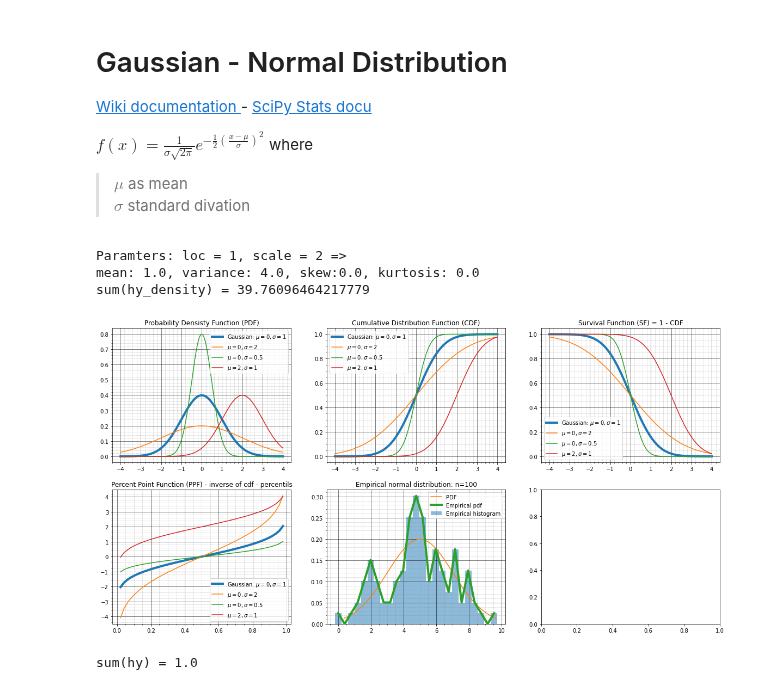
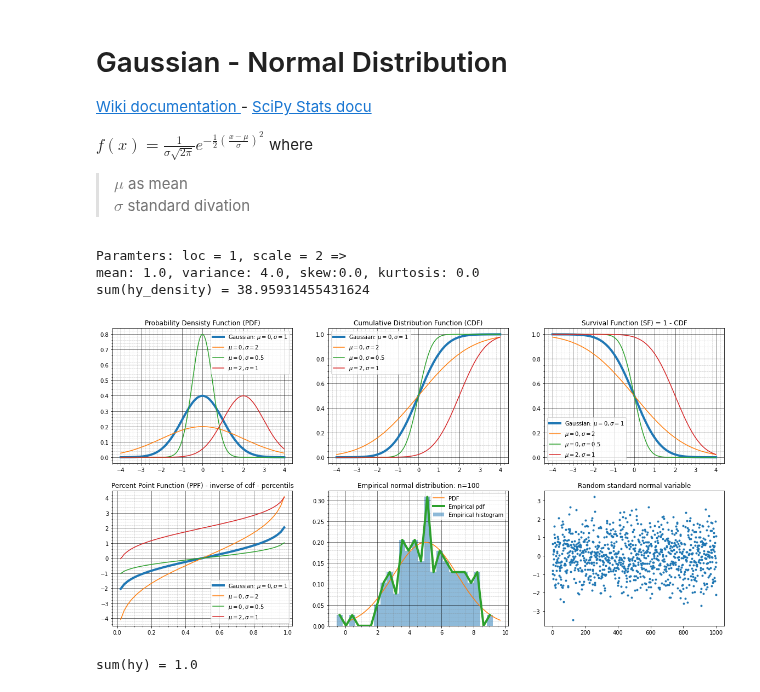
Before and after one commit to tomafischer/ai_geeks, a Jupyter notebook: statistics/Distributions_Descriptive_snippets.ipynb, the cells around one changed output. Drawn from its saved outputs; the diff is of its cells as text; code cells hidden in the pictures.

```diff
--- a/statistics/Distributions_Descriptive_snippets.ipynb
+++ b/statistics/Distributions_Descriptive_snippets.ipynb
@@ -19,7 +34,7 @@ import scipy.stats as stats
 N= 1001
 x = np.linspace(-4,4,N)
 gausdist = stats.norm.pdf(x)
-
+data_gaus = np.random.randn(N)
 # printing the four momemtums
 # The location (loc) keyword specifies the mean.
 # The scale (scale) keyword specifies the standard deviation.
@@ -102,35 +117,40 @@ data = stretch * np.random.randn(n) + shift
 
 x = np.linspace(stats.norm.ppf(0.01,loc = shift, scale = stretch),
                 stats.norm.ppf(0.99,loc = shift, scale = stretch),
                 200)
 
 
 ax = axs[1][1]
 ax.set_title(f"Empirical normal distribution: n={n}")
 #default histogram
 ax.hist(data, bins=bins, label="Empirical histogram", density=True, alpha= 0.5 )
 #overlaying the actual pdf
 ax.plot(x, stats.norm.pdf(x, loc = shift, scale = stretch), label = "PDF")
 #overalying empircal pdf
 hy, hx = np.histogram(data, bins = bins)
 hxx = (hx[1:] + hx[:-1]) / 2
 # calculating the density : y  = y / (sum(y) * width of bin)
 hy_density = hy / (np.sum(hy) * np.diff(hx))
 print(f"sum(hy_density) = {np.sum(hy * np.diff(hx))}")
 ax.plot(hxx, hy_density, label ="Empirical pdf", linewidth=4)
 
 ax.legend()
 ax.grid(True)
 ax.minorticks_on()
 ax.grid(which='major', linestyle='-', linewidth='0.5', color='black')
 ax.grid(which='minor', linestyle=':', linewidth='0.5', color='gray')
 
+# plotting data
+ax = axs[1][2]
+ax.set_title("Random standard normal variable")
+ax.plot(data_gaus,'.')
+
 plt.show()
 # %% [output]
 Paramters: loc = 1, scale = 2 =>
 mean: 1.0, variance: 4.0, skew:0.0, kurtosis: 0.0
-sum(hy_density) = 39.76096464217779
+sum(hy_density) = 38.95931455431624
-[figure, old version]
+[figure, new version]
 # %%
 # %% [output]
 sum(hy) = 1.0
```
Also changed, not shown: parts of 6 cells of this notebook.
